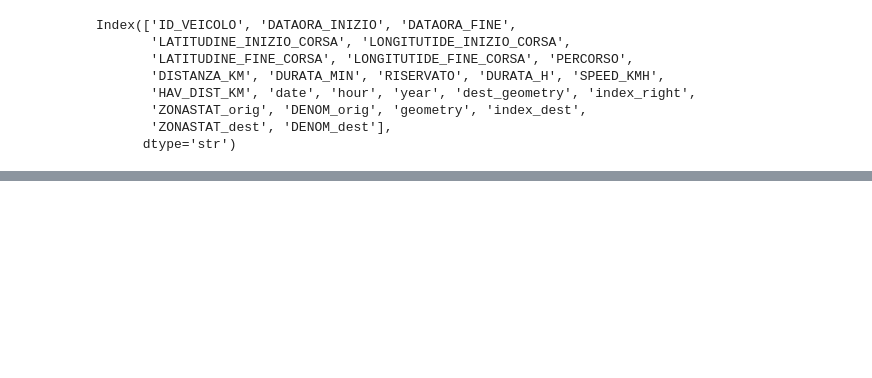
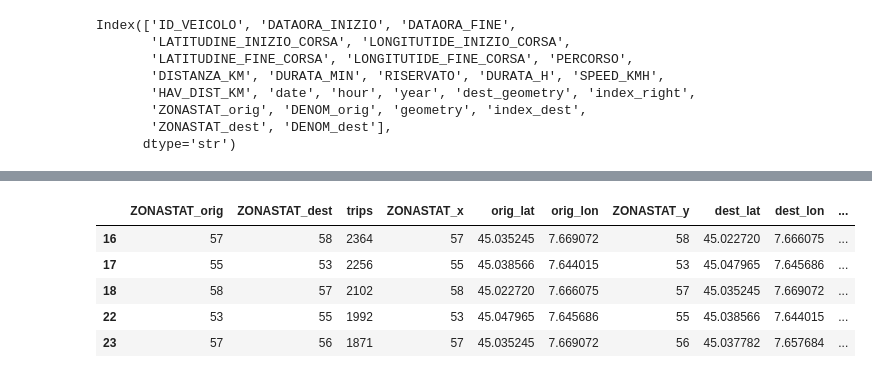
Before and after one commit to minaahmadian/shared-mobility-torino, a Jupyter notebook: Notebooks/Bird_OD_Matrix.ipynb, the cells around one changed output, grey strips where cells are left out. Saved outputs shown, nothing was run; the diff lists cells and outputs as text; code cells hidden in the pictures; blank space fills up the shorter version.

```diff
--- a/Notebooks/Bird_OD_Matrix.ipynb
+++ b/Notebooks/Bird_OD_Matrix.ipynb
@@ -1419,0 +1470,15 @@ Index(['ID_VEICOLO', 'DATAORA_INIZIO', 'DATAORA_FINE',
+# %%
+from shapely.geometry import LineString
+import geopandas as gpd
+
+od_map["geometry"] = od_map.apply(
+    lambda row: LineString([
+        (row["orig_lon"], row["orig_lat"]),
+        (row["dest_lon"], row["dest_lat"])
+    ]),
+    axis=1
+)
+
+od_geo = gpd.GeoDataFrame(od_map, geometry="geometry", crs="EPSG:4326")
+
+od_geo.head()
@@ -1419,0 +1492,13 @@ Index(['ID_VEICOLO', 'DATAORA_INIZIO', 'DATAORA_FINE',
+# %%
+od_geo = od_geo[od_geo["ZONASTAT_orig"] != od_geo["ZONASTAT_dest"]]
+# %%
+od_top = od_geo.sort_values("trips", ascending=False).head(200)
+# %%
+od_top.head()
+# %% [output]
+|  | ZONASTAT_orig | ZONASTAT_dest | trips | ZONASTAT_x | orig_lat | orig_lon | ZONASTAT_y | dest_lat | dest_lon | ... |
+| 16 | 57 | 58 | 2364 | 57 | 45.035245 | 7.669072 | 58 | 45.022720 | 7.666075 | ... |
+| 17 | 55 | 53 | 2256 | 55 | 45.038566 | 7.644015 | 53 | 45.047965 | 7.645686 | ... |
+| 18 | 58 | 57 | 2102 | 58 | 45.022720 | 7.666075 | 57 | 45.035245 | 7.669072 | ... |
+| 22 | 53 | 55 | 1992 | 53 | 45.047965 | 7.645686 | 55 | 45.038566 | 7.644015 | ... |
+| 23 | 57 | 56 | 1871 | 57 | 45.035245 | 7.669072 | 56 | 45.037782 | 7.657684 | ... |
```
Also changed, not shown: parts of 20 cells of this notebook, 2 other files.
